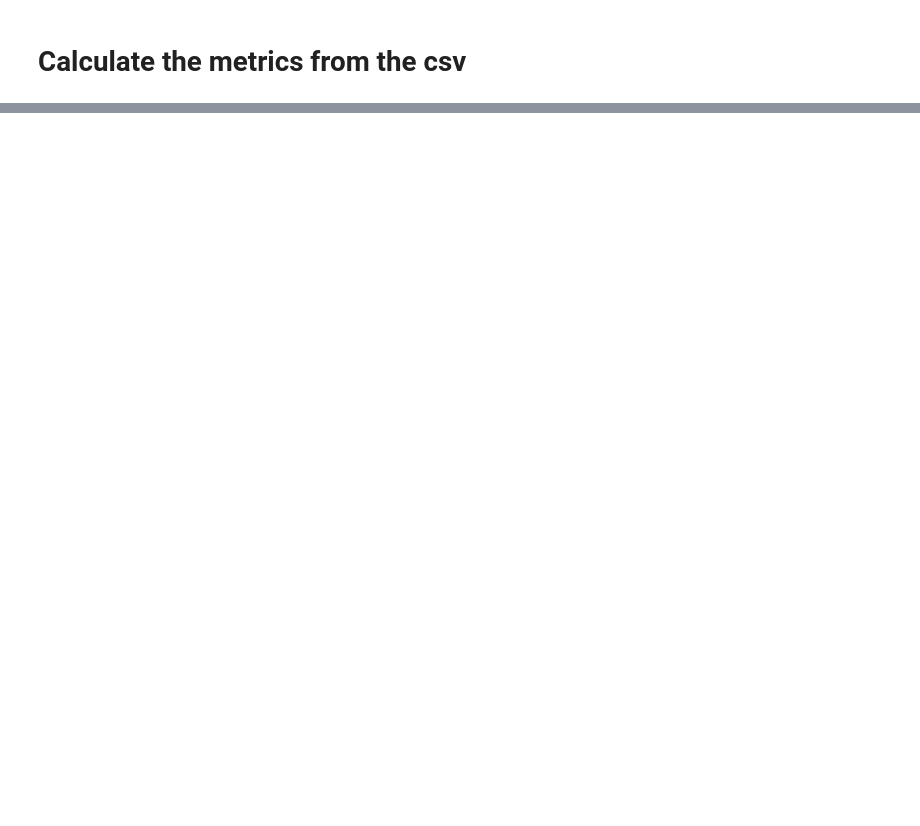
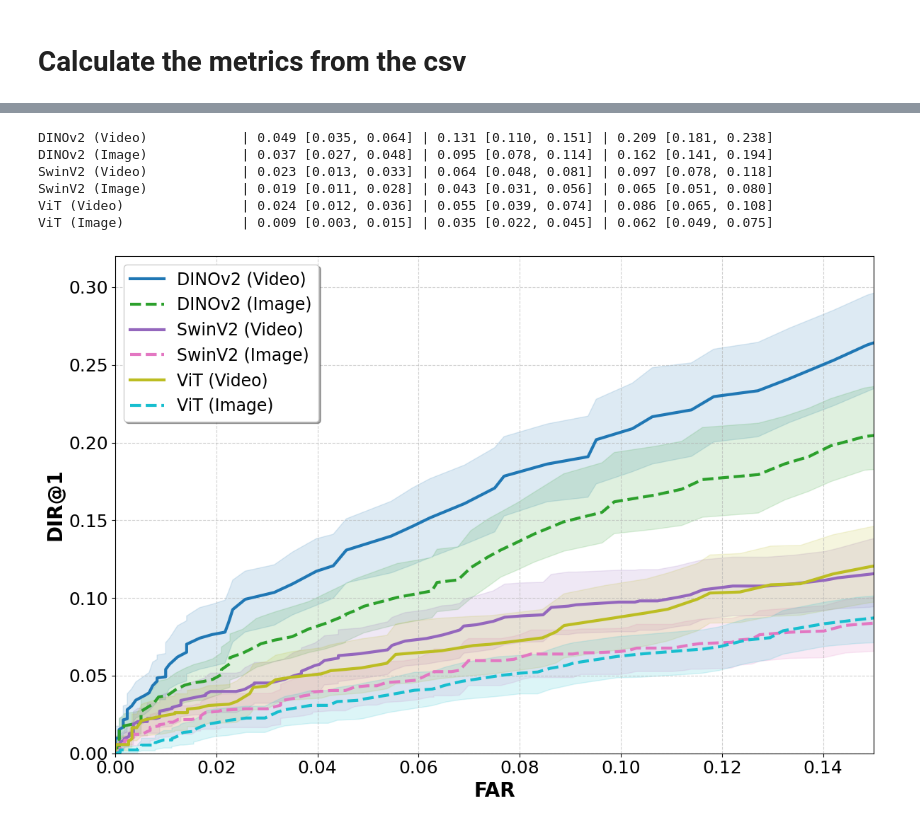
Before and after one commit to markoMedved/DogReID-1553, a Jupyter notebook: evaluation/open_set_plots.ipynb, the cells around one changed output, grey strips where cells are left out. Drawn from its saved outputs; the diff is of its cells as text; code cells hidden in the pictures; blank space fills up the shorter version.

```diff
--- a/evaluation/open_set_plots.ipynb
+++ b/evaluation/open_set_plots.ipynb
@@ -120,0 +87,75 @@ plt.show()
+# %%
+for name, res in all_results.items():
+    fars = res["mean_fars"]
+    row_vals = []
+
+    for target in [0.01, 0.05, 0.10]:
+        idx = np.argmin(np.abs(fars - target))
+        d_mean = res["mean_dirs"][idx]
+        d_low = res["lower_dirs"][idx]
+        d_high = res["upper_dirs"][idx]
+
+        # CHANGED: .1% -> .3f (3 decimal places)
+        val_str = f"{d_mean:.3f} [{d_low:.3f}, {d_high:.3f}]"
+        row_vals.append(val_str)
+
+    # target is already a ratio (0.01), so no change needed there
+    print(f"{name:<25} | {row_vals[0]:<20} | {row_vals[1]:<20} | {row_vals[2]:<20}")
+# %% [output]
+DINOv2 (Video)            | 0.049 [0.035, 0.064] | 0.131 [0.110, 0.151] | 0.209 [0.181, 0.238]
+DINOv2 (Image)            | 0.037 [0.027, 0.048] | 0.095 [0.078, 0.114] | 0.162 [0.141, 0.194]
+SwinV2 (Video)            | 0.023 [0.013, 0.033] | 0.064 [0.048, 0.081] | 0.097 [0.078, 0.118]
+SwinV2 (Image)            | 0.019 [0.011, 0.028] | 0.043 [0.031, 0.056] | 0.065 [0.051, 0.080]
+ViT (Video)               | 0.024 [0.012, 0.036] | 0.055 [0.039, 0.074] | 0.086 [0.065, 0.108]
+ViT (Image)               | 0.009 [0.003, 0.015] | 0.035 [0.022, 0.045] | 0.062 [0.049, 0.075]
+# %%
+# -------------------------------------------------------------
+# --- Plotting Configuration ---
+# -------------------------------------------------------------
+MAX_FAR = 0.15
+FAR_TICK_STEP = 0.02
+FONT_SIZE = 18
+MAX_DIR = 0.32
+
+# -------------------------------------------------------------
+# --- Plotting Open-World Curves ---
+# -------------------------------------------------------------
+
+plt.figure(figsize=(12, 8)) # Slightly larger figure helps with large fonts
+# Ensure we use the loaded dictionary name
+colors = plt.cm.get_cmap('tab10', len(all_results))
+
+for i, (name, res) in enumerate(all_results.items()):
+    fars = res["mean_fars"]
+    dirs = res["mean_dirs"]
+    dirs_lower = res["lower_dirs"]
+    dirs_upper = res["upper_dirs"]
+    color = colors(i)
+
+    plt.fill_between(fars, dirs_lower, dirs_upper, color=color, alpha=0.15)
+
+    line_style = '-' if "(Video)" in name or "(Image)" not in name else '--'
+    plt.plot(fars, dirs, color=color, linestyle=line_style, linewidth=3, label=name)
+
+# --- Format the Plot with Larger Fonts ---
+plt.xlabel("FAR", fontsize=FONT_SIZE + 2, fontweight='bold')
+plt.ylabel("DIR@1", fontsize=FONT_SIZE + 2, fontweight='bold')
+
+# --- Axis Tick Labels ---
+plt.xticks(np.arange(0, MAX_FAR + 0.01, step=FAR_TICK_STEP), fontsize=FONT_SIZE)
+plt.yticks(fontsize=FONT_SIZE)
+
+# --- Dynamic Axis Control ---
+plt.xlim(0, MAX_FAR)
+plt.ylim(0, MAX_DIR) # Increased to 0.40 to ensure the legend doesn't overlap lines
+
+plt.grid(True, linestyle='--', alpha=0.6)
+
+# --- Legend Configuration ---
+# loc='upper left' as requested, with a slightly smaller font than the axis labels
+plt.legend(fontsize=FONT_SIZE - 1, loc='upper left', frameon=True, shadow=True, facecolor='white')
+
+plt.tight_layout()
+plt.show()
+# %% [output]
+[figure, added]
```
Also changed, not shown: parts of 2 cells of this notebook, 4 other files.
